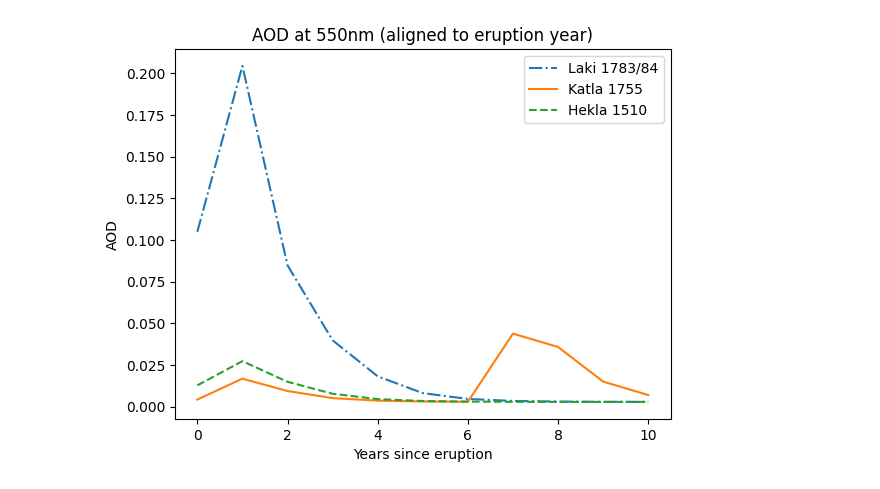
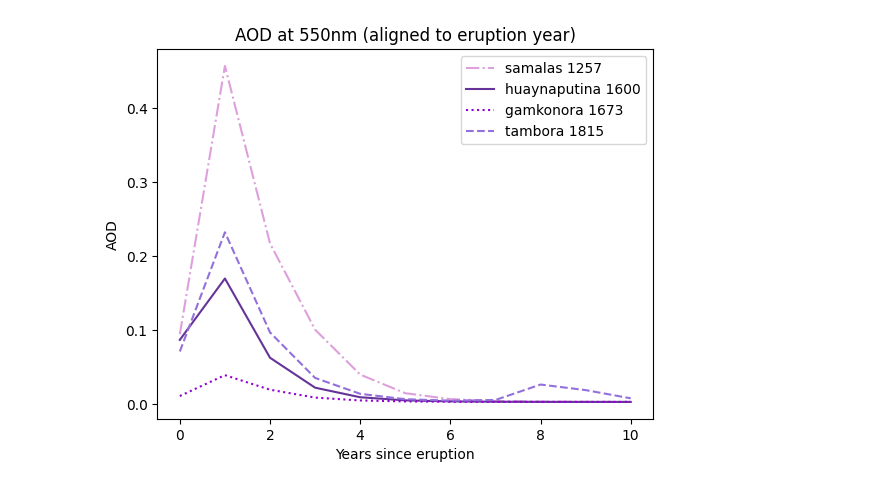
Before and after one commit to EliHHogemo/lia, a Jupyter notebook: AOD_plots.ipynb, the cells around one changed output. Drawn from its saved outputs; the diff is of its cells as text; code cells hidden in the pictures.

```diff
--- a/AOD_plots.ipynb
+++ b/AOD_plots.ipynb
@@ -16,4 +16,12 @@ import cartopy.feature as cfeature
 from datetime import datetime
 # %%
 aod = xr.open_dataset('/nird/datalake/NS1004K/elihho/eVolv2k_v3_EVA_AOD_-500_1900_1_ym.nc')
-aod
+# Extract latitude
+lat = aod['lat']
+
+# Calculate weights: cos(lat) in radians
+weights = np.cos(np.deg2rad(lat))
+
+scand_lat = slice(79, 50)
+
+scand_aod = aod['aod550'].sel(lat=scand_lat).weighted(weights).mean(dim='lat')
@@ -61,25 +81,26 @@ plt.show()
 # %%
-aod_laki = aod.sel(time=slice(1783., 1793))
-aod_laki = aod_laki["aod550"].mean(dim="lat")
+aod_samalas = scand_aod.sel(time=slice(1257., 1267))
 
-aod_katla = aod.sel(time=slice(1755., 1765))
-aod_katla = aod_katla["aod550"].mean(dim="lat")
+aod_huaynaputina = scand_aod.sel(time=slice(1600., 1610))
 
-aod_hekla = aod.sel(time=slice(1510., 1520))
-aod_hekla = aod_hekla["aod550"].mean(dim="lat")
+aod_gamkonora = scand_aod.sel(time=slice(1673, 1683))
 
-t_laki   = aod_laki['time']   - aod_laki['time'].values[0]
-t_katla  = aod_katla['time']  - aod_katla['time'].values[0]
-t_hekla  = aod_hekla['time']  - aod_hekla['time'].values[0]
+aod_tambora = scand_aod.sel(time=slice(1815., 1825))
 
-plt.plot(t_laki,  aod_laki,  linestyle="-.", label="Laki 1783/84")
-plt.plot(t_katla, aod_katla, linestyle="-",  label="Katla 1755")
-plt.plot(t_hekla, aod_hekla, linestyle="--", label="Hekla 1510")
+t_samalas   = aod_samalas['time']   - aod_samalas['time'].values[0]
+t_huaynaputina  = aod_huaynaputina['time']  - aod_huaynaputina['time'].values[0]
+t_gamkonora = aod_gamkonora['time'] - aod_gamkonora['time'].values[0]
+t_tambora  = aod_tambora['time']  - aod_tambora['time'].values[0]
+
+plt.plot(t_samalas,  aod_samalas, color = 'plum', linestyle="-.", label="samalas 1257")
+plt.plot(t_huaynaputina, aod_huaynaputina, color = 'rebeccapurple', linestyle="-",  label="huaynaputina 1600")
+plt.plot(t_gamkonora, aod_gamkonora, color = 'darkviolet', linestyle=':', label='gamkonora 1673')
+plt.plot(t_tambora, aod_tambora, color = 'mediumpurple', linestyle="--", label="tambora 1815")
 
 plt.title("AOD at 550nm (aligned to eruption year)")
 plt.ylabel("AOD")
 plt.xlabel("Years since eruption")
 plt.legend()
 plt.show()
 # %% [output]
-[figure, old version]
+[figure, new version]
```
Also changed, not shown: parts of 3 cells of this notebook, 2 other files.
